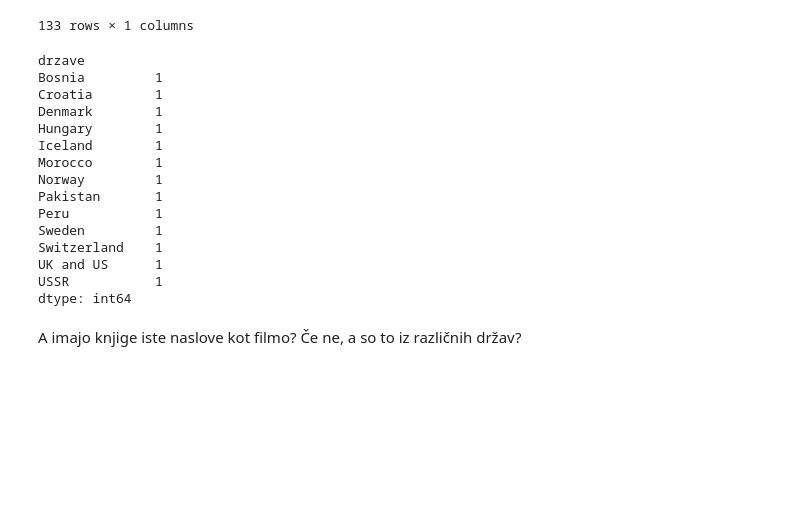
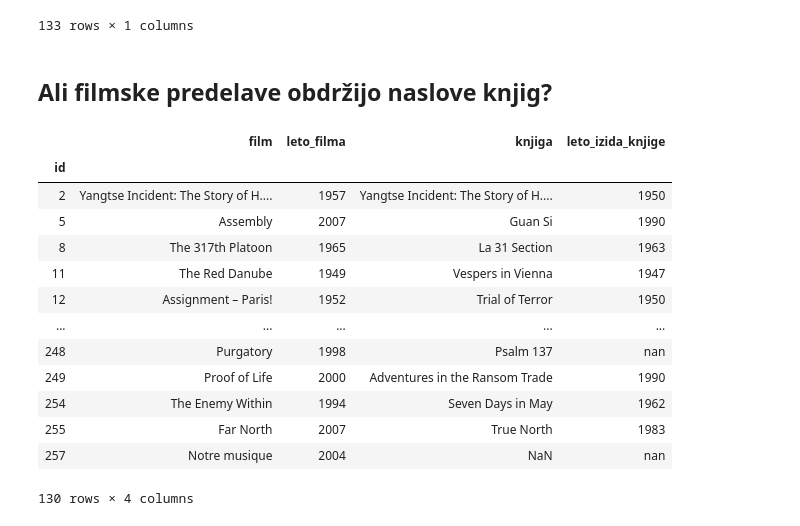
Before and after one commit to AnaSenica/Najbolj-prodajane-knjige, a Jupyter notebook: Projektna naloga.ipynb, the cells around one changed output. Cells and saved outputs as stored; diff of their text form; code cells hidden in the pictures; blank space fills up the shorter version.

```diff
--- a/Projektna naloga.ipynb
+++ b/Projektna naloga.ipynb
@@ -231,23 +238,22 @@ drzave[drzave.drzave == 'US']
 | 251 | US |
 | 254 | US |
 133 rows × 1 columns
-# %%
-koliko_filmov_v_drzavi[koliko_filmov_v_drzavi == najmanj]
-# %% [output]
-drzave
-Bosnia         1
-Croatia        1
-Denmark        1
-Hungary        1
-Iceland        1
-Morocco        1
-Norway         1
-Pakistan       1
-Peru           1
-Sweden         1
-Switzerland    1
-UK and US      1
-USSR           1
-dtype: int64
-# %% [markdown]
-A imajo knjige iste naslove kot filmo? Če ne, a so to iz različnih držav?
+# %% [markdown]
+## Ali filmske predelave obdržijo naslove knjig?
+# %%
+filmi[filmi.film != filmi.knjiga]
+# %% [output]
+|  | film | leto_filma | knjiga | leto_izida_knjige |
+| id |  |  |  |  |
+| 2 | Yangtse Incident: The Story of H.... | 1957 | Yangtse Incident: The Story of H.... | 1950 |
+| 5 | Assembly | 2007 | Guan Si | 1990 |
+| 8 | The 317th Platoon | 1965 | La 31 Section | 1963 |
+| 11 | The Red Danube | 1949 | Vespers in Vienna | 1947 |
+| 12 | Assignment – Paris! | 1952 | Trial of Terror | 1950 |
+| ... | ... | ... | ... | ... |
+| 248 | Purgatory | 1998 | Psalm 137 | nan |
+| 249 | Proof of Life | 2000 | Adventures in the Ransom Trade | 1990 |
+| 254 | The Enemy Within | 1994 | Seven Days in May | 1962 |
+| 255 | Far North | 2007 | True North | 1983 |
+| 257 | Notre musique | 2004 | NaN | nan |
+130 rows × 4 columns
```
Also changed, not shown: parts of 22 cells of this notebook.
